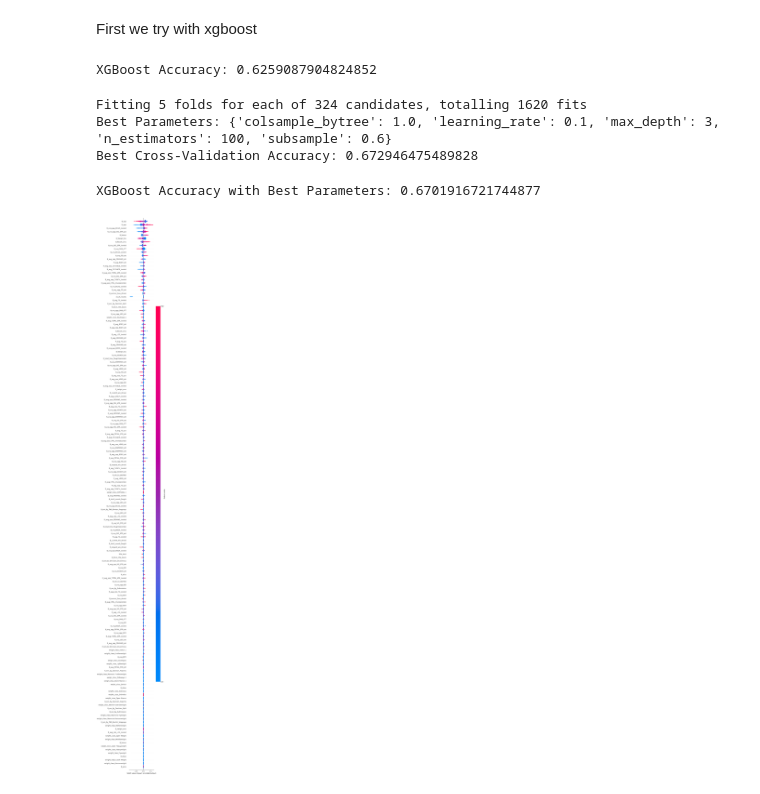
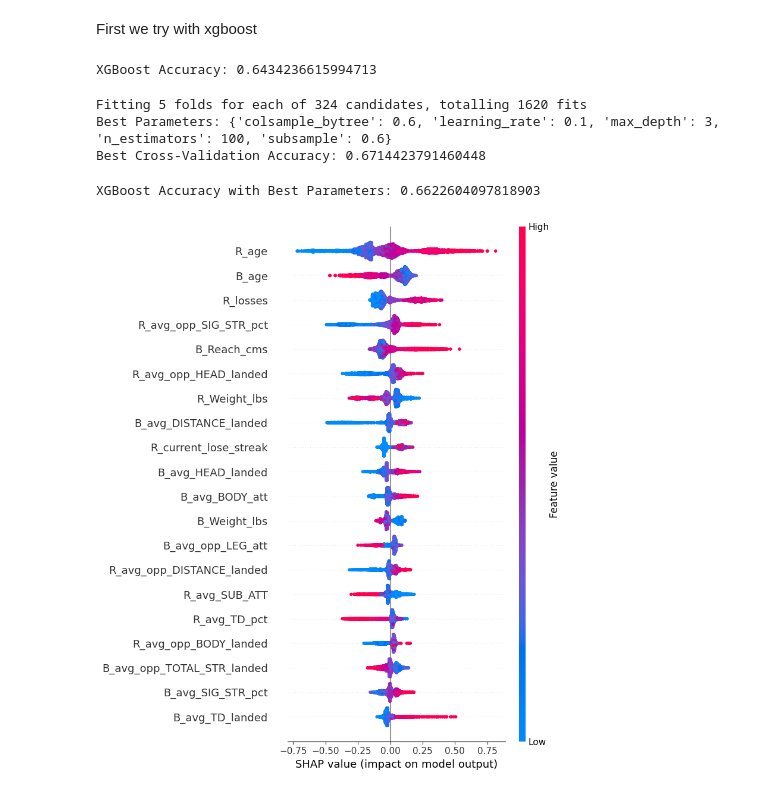
Before and after one commit to 99kishan/DS-UoN-Sports-ML-bhamidipati, a Jupyter notebook: SHAP_values.ipynb, the cells around one changed output. Saved outputs shown, nothing was run; the diff lists cells and outputs as text; code cells hidden in the pictures.

```diff
--- a/SHAP_values.ipynb
+++ b/SHAP_values.ipynb
@@ -51,7 +51,11 @@ df.T
 X = df.drop(columns=['Winner'])
 y = df['Winner']
 
-X_train, X_test, y_train, y_test = train_test_split(X, y, test_size=0.2, random_state=42)
+X_train, X_test, y_train, y_test = train_test_split(X, y, test_size=0.4, random_state=42)
+
+scaler = StandardScaler()
+X_train_scaled = scaler.fit_transform(X_train)
+X_test_scaled = scaler.transform(X_test)
 # %% [markdown]
 First we try with xgboost
 # %%
@@ -63,7 +67,7 @@ y_pred_xgb = xgb_model.predict(X_test)
 xgb_accuracy = accuracy_score(y_test, y_pred_xgb)
 print(f"XGBoost Accuracy: {xgb_accuracy}")
 # %% [output]
-XGBoost Accuracy: 0.6259087904824852
+XGBoost Accuracy: 0.6434236615994713
 # %%
 param_grid = {
     'n_estimators': [100, 200, 300],
@@ -84,18 +88,18 @@ print(f"Best Parameters: {best_params}")
 print(f"Best Cross-Validation Accuracy: {best_score}")
 # %% [output]
 Fitting 5 folds for each of 324 candidates, totalling 1620 fits
-Best Parameters: {'colsample_bytree': 1.0, 'learning_rate': 0.1, 'max_depth': 3, 'n_estimators': 100, 'subsample': 0.6}
-Best Cross-Validation Accuracy: 0.672946475489828
+Best Parameters: {'colsample_bytree': 0.6, 'learning_rate': 0.1, 'max_depth': 3, 'n_estimators': 100, 'subsample': 0.6}
+Best Cross-Validation Accuracy: 0.6714423791460448
 # %%
 best_xgb_model = grid_search.best_estimator_
 y_pred_best_xgb = best_xgb_model.predict(X_test)
 best_xgb_accuracy = accuracy_score(y_test, y_pred_best_xgb)
 print(f"XGBoost Accuracy with Best Parameters: {best_xgb_accuracy}")
 # %% [output]
-XGBoost Accuracy with Best Parameters: 0.6701916721744877
+XGBoost Accuracy with Best Parameters: 0.6622604097818903
 # %%
 explainer_xgb = shap.Explainer(best_xgb_model)
-shap_values_xgb = explainer_xgb(X_test)
-shap.summary_plot(shap_values_xgb, X_test, max_display=X_test.shape[1])
+shap_values_xgb = explainer_xgb(X_train)
+shap.summary_plot(shap_values_xgb, X_train, feature_names=X.columns)
 # %% [output]
-[figure, old version]
+[figure, new version]
```
Also changed, not shown: parts of 7 cells of this notebook, 2 other files.
